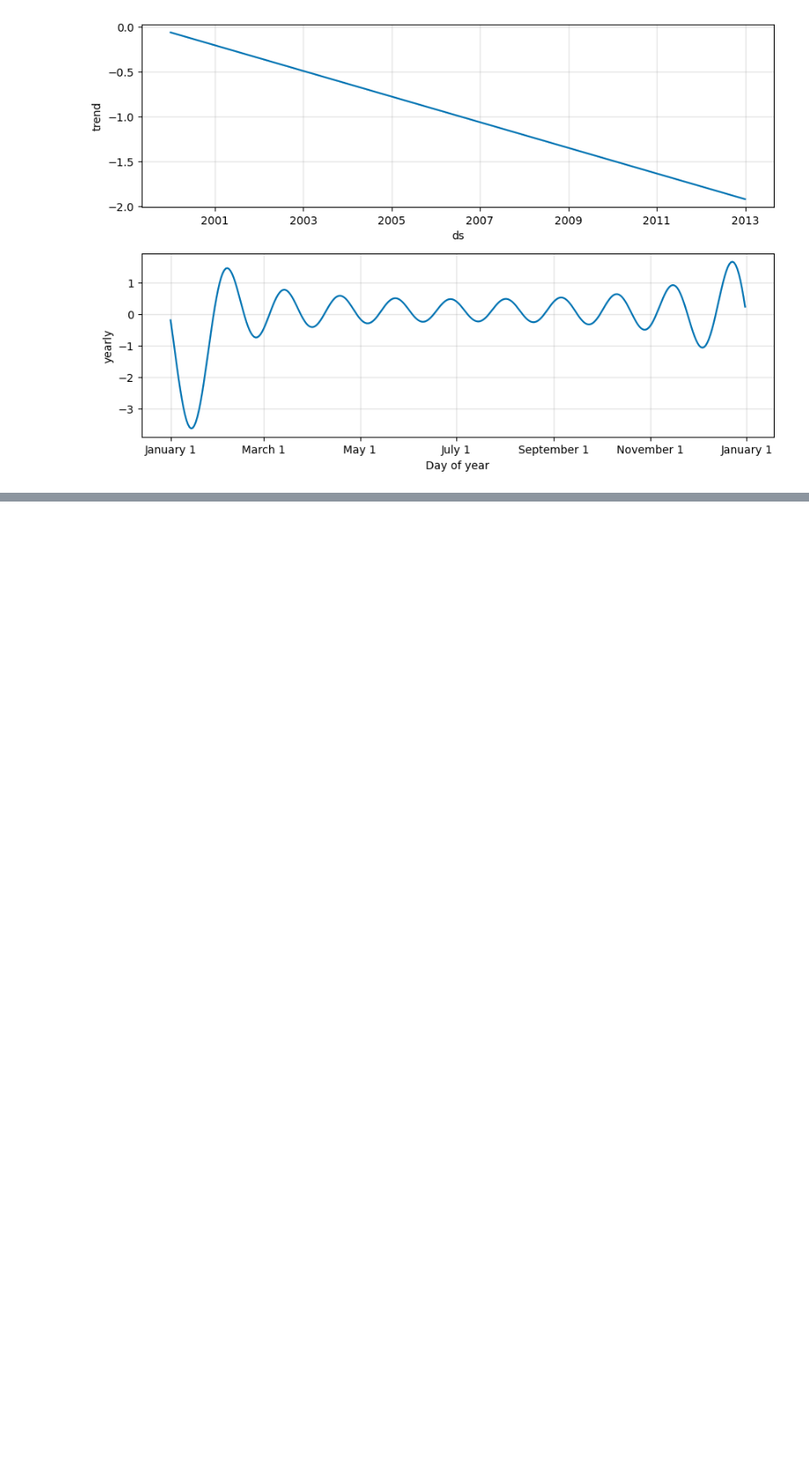
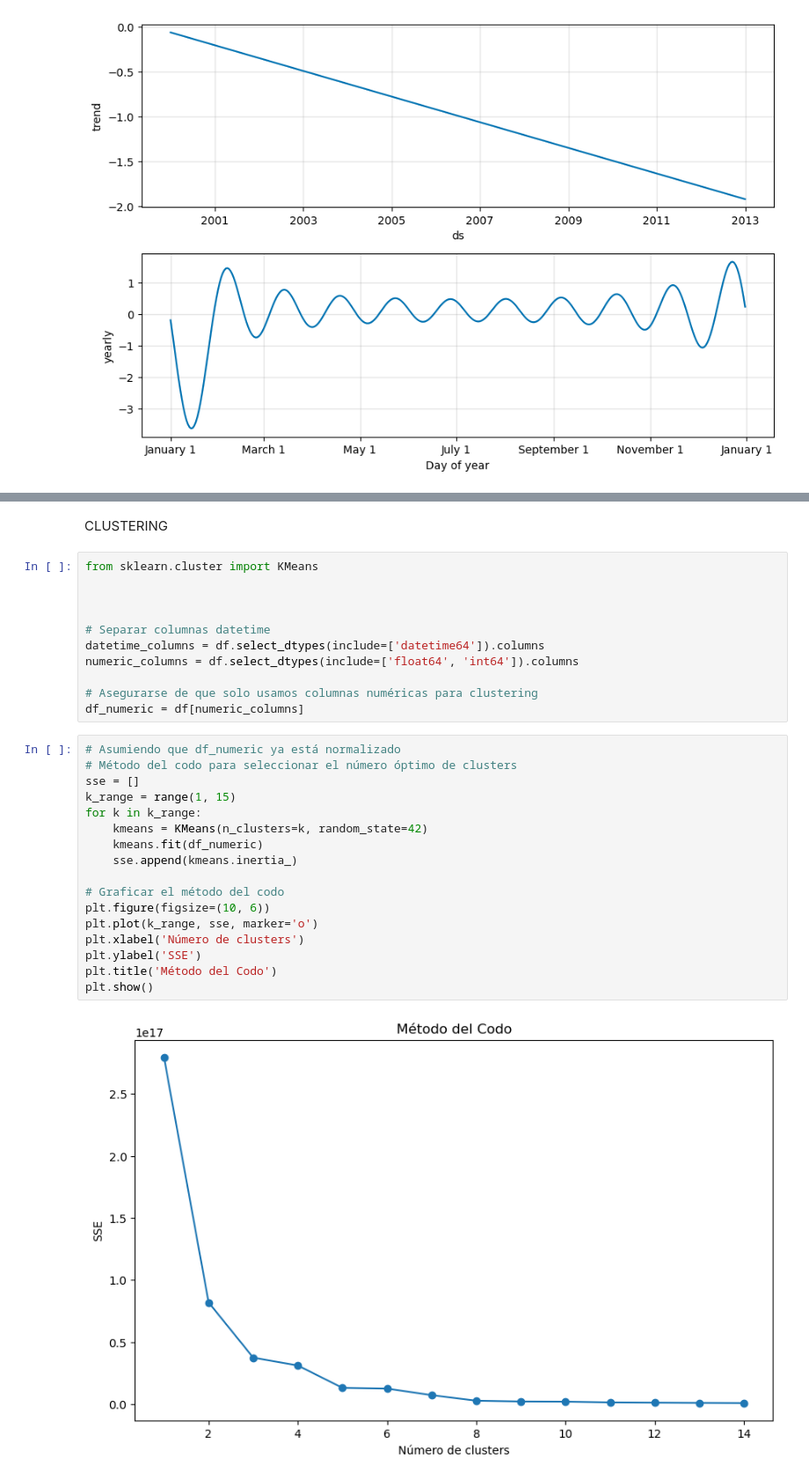
Before and after one commit to AlexV0611/kaggle, a Jupyter notebook: Financial_distress-Copy1.ipynb, the cells around one changed output, grey strips where cells are left out. Shown at 88% size. Drawn from its saved outputs; the diff is of its cells as text; blank space fills up the shorter version.

```diff
--- a/Financial_distress-Copy1.ipynb
+++ b/Financial_distress-Copy1.ipynb
@@ -829,0 +836,32 @@ fig2 = model.plot_components(forecast)
+# %% [markdown]
+CLUSTERING
+# %%
+from sklearn.cluster import KMeans
+
+
+
+# Separar columnas datetime
+datetime_columns = df.select_dtypes(include=['datetime64']).columns
+numeric_columns = df.select_dtypes(include=['float64', 'int64']).columns
+
+# Asegurarse de que solo usamos columnas numéricas para clustering
+df_numeric = df[numeric_columns]
+# %%
+# Asumiendo que df_numeric ya está normalizado
+# Método del codo para seleccionar el número óptimo de clusters
+sse = []
+k_range = range(1, 15)
+for k in k_range:
+    kmeans = KMeans(n_clusters=k, random_state=42)
+    kmeans.fit(df_numeric)
+    sse.append(kmeans.inertia_)
+
+# Graficar el método del codo
+plt.figure(figsize=(10, 6))
+plt.plot(k_range, sse, marker='o')
+plt.xlabel('Número de clusters')
+plt.ylabel('SSE')
+plt.title('Método del Codo')
+plt.show()
+# %% [output]
+[figure, added]
```
Also changed, not shown: parts of 5 cells of this notebook.
